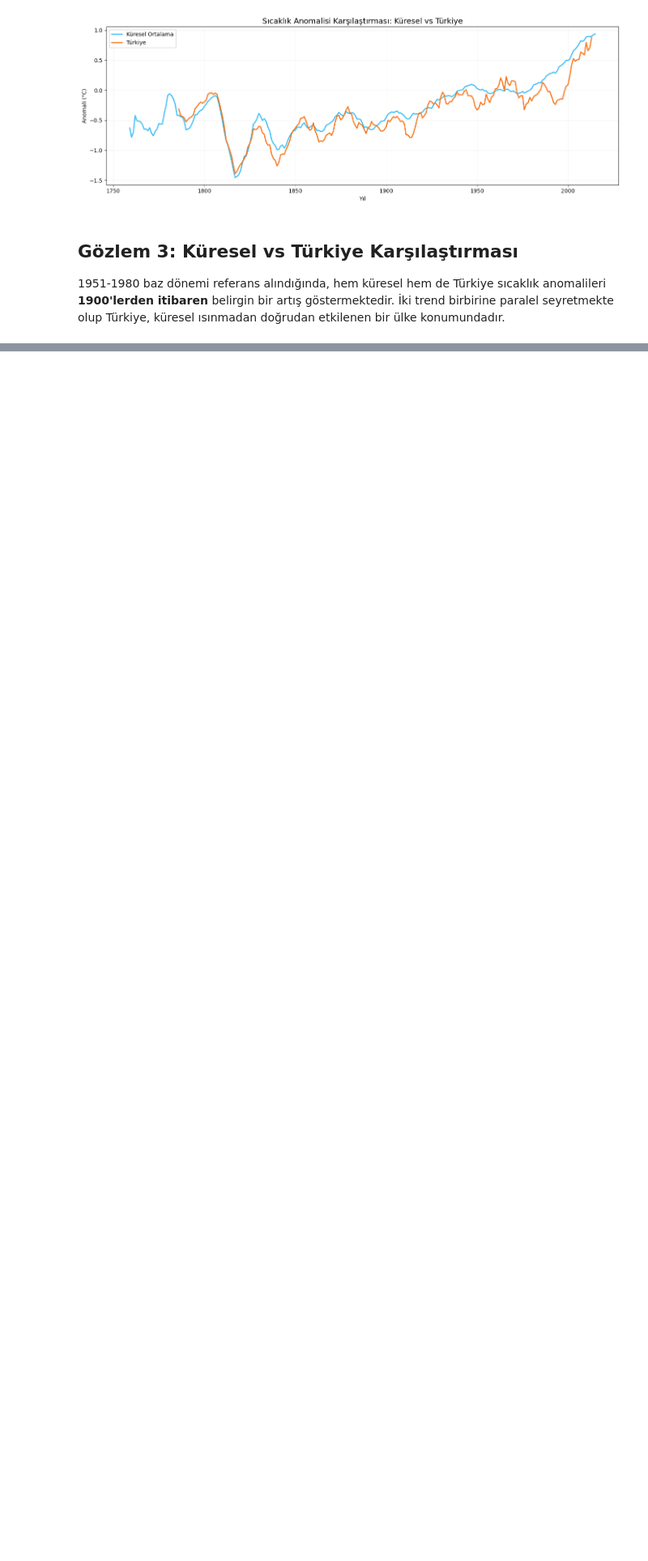
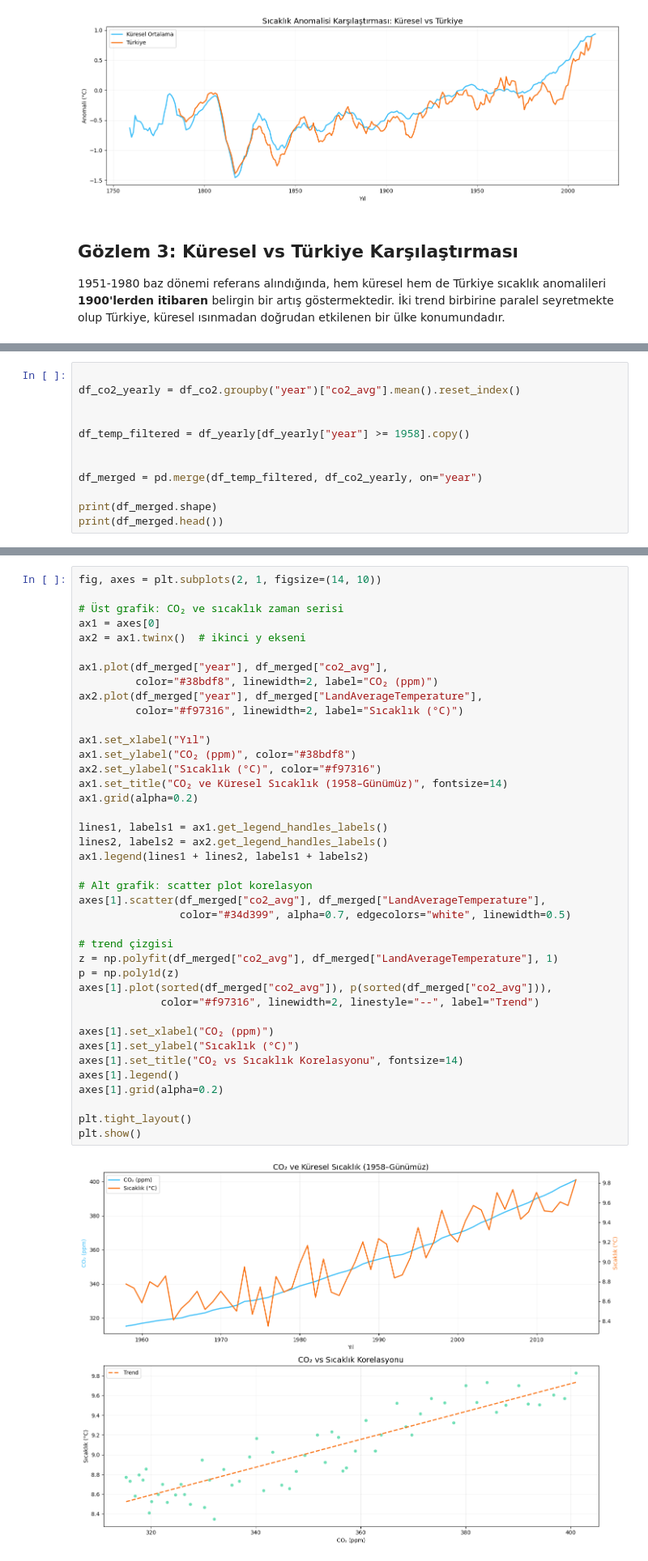
Before and after one commit to nebulalarca/climate-analysis, a Jupyter notebook: iklim verisi zaman serisi.ipynb, the cells around one changed output, grey strips where cells are left out. Shown at 81% size. Drawn from its saved outputs; the diff is of its cells as text; blank space fills up the shorter version.

```diff
--- a/iklim verisi zaman serisi.ipynb
+++ b/iklim verisi zaman serisi.ipynb
@@ -267,0 +302,12 @@ doğrudan etkilenen bir ülke konumundadır.
+# %%
+
+df_co2_yearly = df_co2.groupby("year")["co2_avg"].mean().reset_index()
+
+
+df_temp_filtered = df_yearly[df_yearly["year"] >= 1958].copy()
+
+
+df_merged = pd.merge(df_temp_filtered, df_co2_yearly, on="year")
+
+print(df_merged.shape)
+print(df_merged.head())
@@ -267,0 +322,42 @@ doğrudan etkilenen bir ülke konumundadır.
+# %%
+fig, axes = plt.subplots(2, 1, figsize=(14, 10))
+
+# Üst grafik: CO₂ ve sıcaklık zaman serisi
+ax1 = axes[0]
+ax2 = ax1.twinx()  # ikinci y ekseni
+
+ax1.plot(df_merged["year"], df_merged["co2_avg"],
+         color="#38bdf8", linewidth=2, label="CO₂ (ppm)")
+ax2.plot(df_merged["year"], df_merged["LandAverageTemperature"],
+         color="#f97316", linewidth=2, label="Sıcaklık (°C)")
+
+ax1.set_xlabel("Yıl")
+ax1.set_ylabel("CO₂ (ppm)", color="#38bdf8")
+ax2.set_ylabel("Sıcaklık (°C)", color="#f97316")
+ax1.set_title("CO₂ ve Küresel Sıcaklık (1958–Günümüz)", fontsize=14)
+ax1.grid(alpha=0.2)
+
+lines1, labels1 = ax1.get_legend_handles_labels()
+lines2, labels2 = ax2.get_legend_handles_labels()
+ax1.legend(lines1 + lines2, labels1 + labels2)
+
+# Alt grafik: scatter plot korelasyon
+axes[1].scatter(df_merged["co2_avg"], df_merged["LandAverageTemperature"],
+                color="#34d399", alpha=0.7, edgecolors="white", linewidth=0.5)
+
+# trend çizgisi
+z = np.polyfit(df_merged["co2_avg"], df_merged["LandAverageTemperature"], 1)
+p = np.poly1d(z)
+axes[1].plot(sorted(df_merged["co2_avg"]), p(sorted(df_merged["co2_avg"])),
+             color="#f97316", linewidth=2, linestyle="--", label="Trend")
+
+axes[1].set_xlabel("CO₂ (ppm)")
+axes[1].set_ylabel("Sıcaklık (°C)")
+axes[1].set_title("CO₂ vs Sıcaklık Korelasyonu", fontsize=14)
+axes[1].legend()
+axes[1].grid(alpha=0.2)
+
+plt.tight_layout()
+plt.show()
+# %% [output]
+[figure, added]
```
Also changed, not shown: parts of 12 cells of this notebook.
